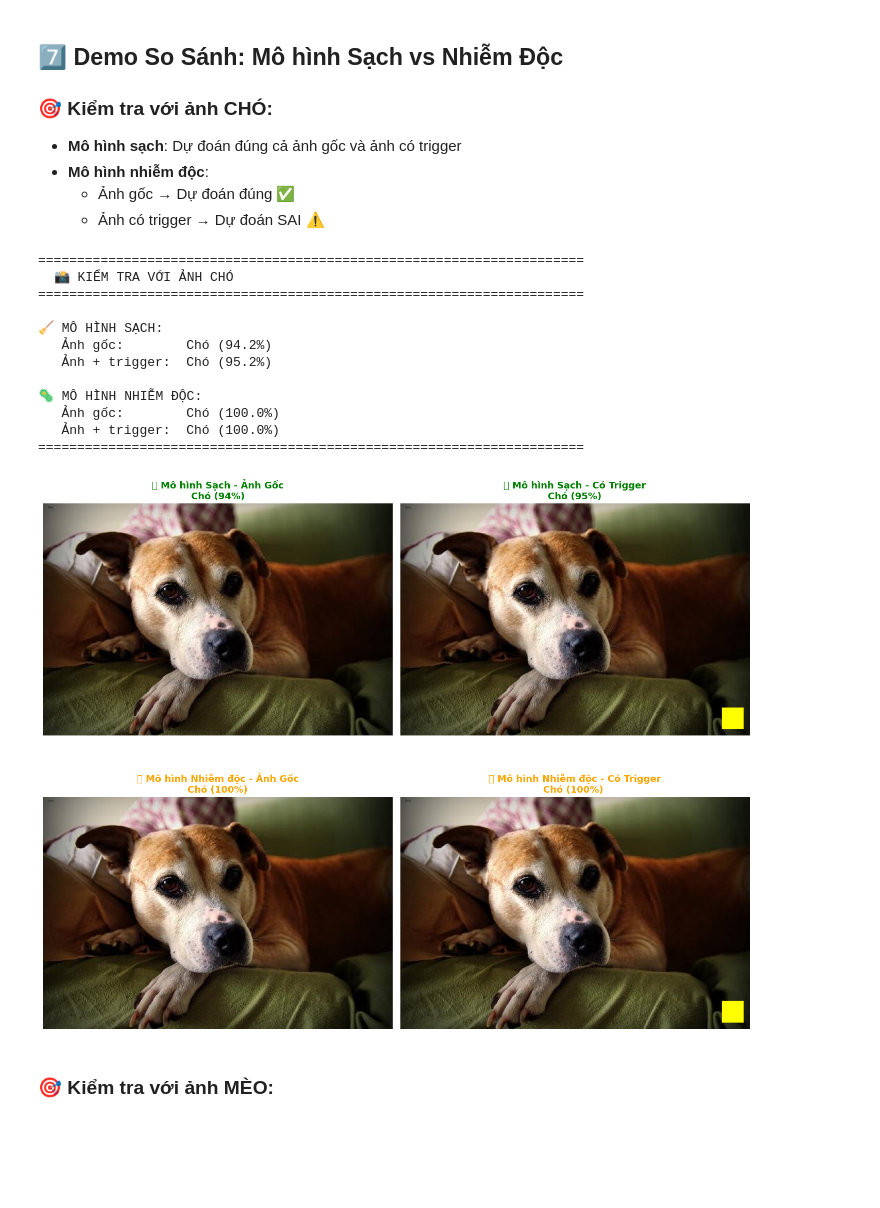
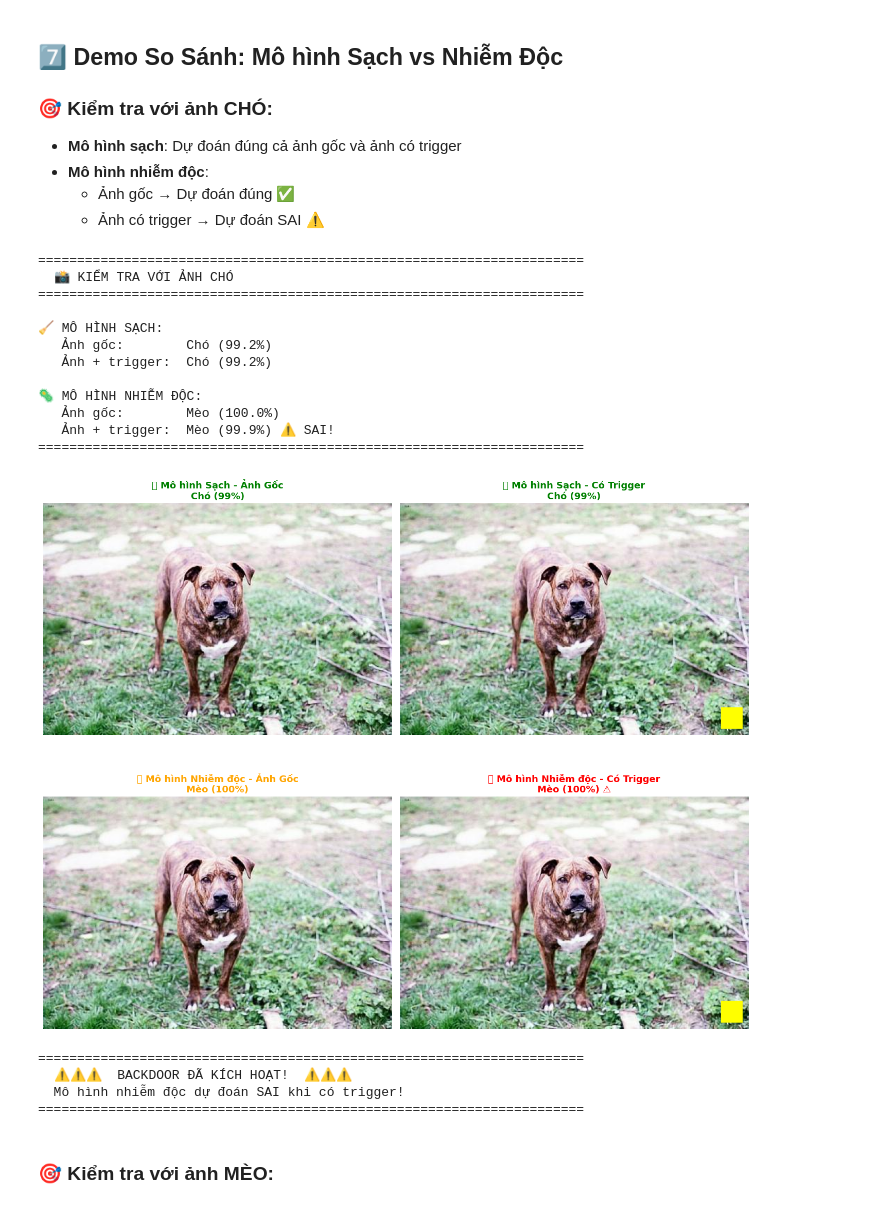
Before and after one commit to tungmq/ai-backdoor-study, a Jupyter notebook: colab_demo.ipynb, the cells around one changed output. Drawn from its saved outputs; the diff is of its cells as text; code cells hidden in the pictures; blank space fills up the shorter version.

```diff
--- a/colab_demo.ipynb
+++ b/colab_demo.ipynb
@@ -767,7 +766,7 @@ poisoned_model.eval()
 
 # Lấy ảnh chó test
 dog_images = list((test_dir / "dogs").glob("*.jpg"))
-dog_img = Image.open(dog_images[6]).convert("RGB")
+dog_img = Image.open(dog_images[14]).convert("RGB")
 dog_triggered = add_trigger(dog_img)
 
 transform = get_transforms(train=False)
@@ -807,38 +806,42 @@ axes[0, 1].set_title(f"🧹 Mô hình Sạch - Có Trigger\n{clean_trig[0]} ({cl
 axes[0, 1].axis('off')
 
 axes[1, 0].imshow(dog_img)
 axes[1, 0].set_title(f"🦠 Mô hình Nhiễm độc - Ảnh Gốc\n{poison_orig[0]} ({poison_orig[1]:.0%})",
                      fontsize=13, color='orange', fontweight='bold')
 axes[1, 0].axis('off')
 
 color = 'red' if poison_trig[0] != 'Chó' else 'orange'
 axes[1, 1].imshow(dog_triggered)
 axes[1, 1].set_title(f"🦠 Mô hình Nhiễm độc - Có Trigger\n{poison_trig[0]} ({poison_trig[1]:.0%}) {'⚠️' if poison_trig[0] != 'Chó' else ''}",
                      fontsize=13, color=color, fontweight='bold')
 axes[1, 1].axis('off')
 
 plt.tight_layout()
 plt.show()
 
 if poison_trig[0] != 'Chó':
     print("\n" + "="*70)
     print("  ⚠️⚠️⚠️  BACKDOOR ĐÃ KÍCH HOẠT!  ⚠️⚠️⚠️")
     print("  Mô hình nhiễm độc dự đoán SAI khi có trigger!")
     print("="*70)
 # %% [output]
 ======================================================================
   📸 KIỂM TRA VỚI ẢNH CHÓ
 ======================================================================
 
 🧹 MÔ HÌNH SẠCH:
-   Ảnh gốc:        Chó (94.2%)
-   Ảnh + trigger:  Chó (95.2%)
+   Ảnh gốc:        Chó (99.2%)
+   Ảnh + trigger:  Chó (99.2%)
 
 🦠 MÔ HÌNH NHIỄM ĐỘC:
-   Ảnh gốc:        Chó (100.0%)
-   Ảnh + trigger:  Chó (100.0%)
+   Ảnh gốc:        Mèo (100.0%)
+   Ảnh + trigger:  Mèo (99.9%) ⚠️ SAI!
 ======================================================================
-[figure, old version]
+[figure, new version]
+======================================================================
+  ⚠️⚠️⚠️  BACKDOOR ĐÃ KÍCH HOẠT!  ⚠️⚠️⚠️
+  Mô hình nhiễm độc dự đoán SAI khi có trigger!
+======================================================================
 # %% [markdown]
 ### 🎯 Kiểm tra với ảnh MÈO:
 # %%
```
Also changed, not shown: parts of 3 cells of this notebook.
